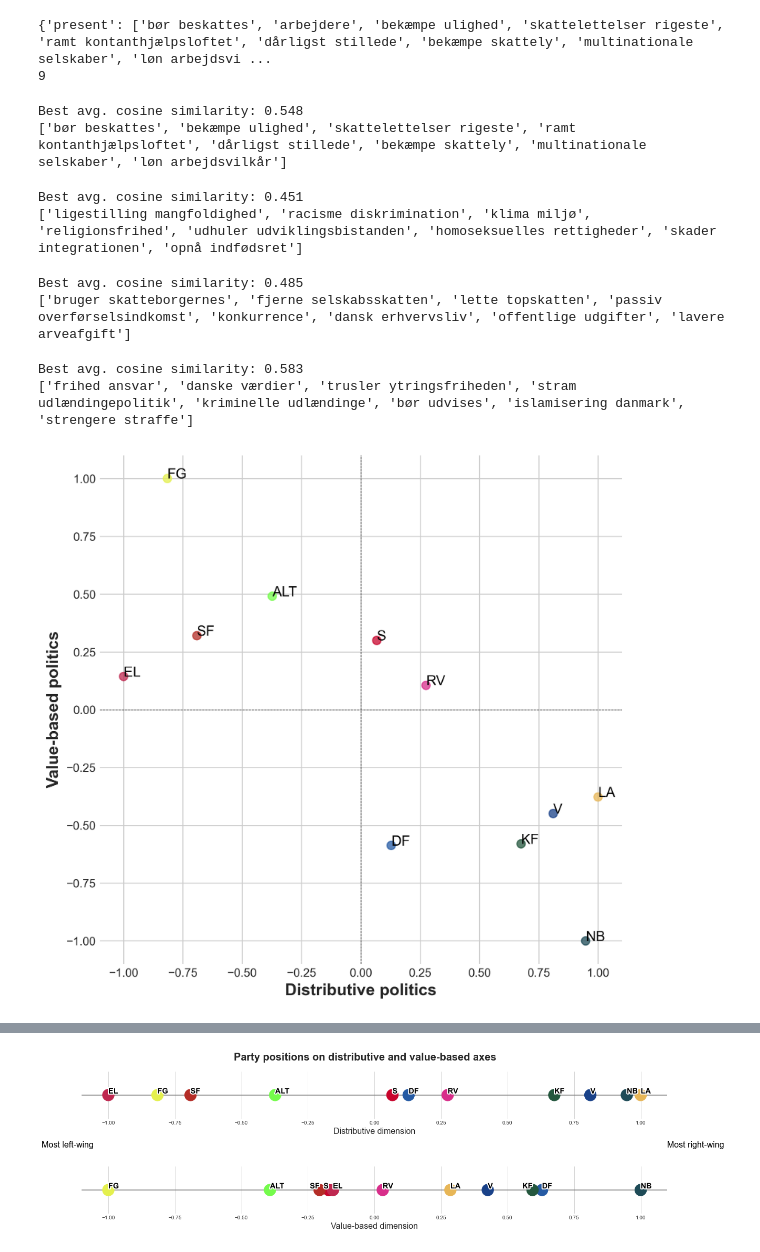
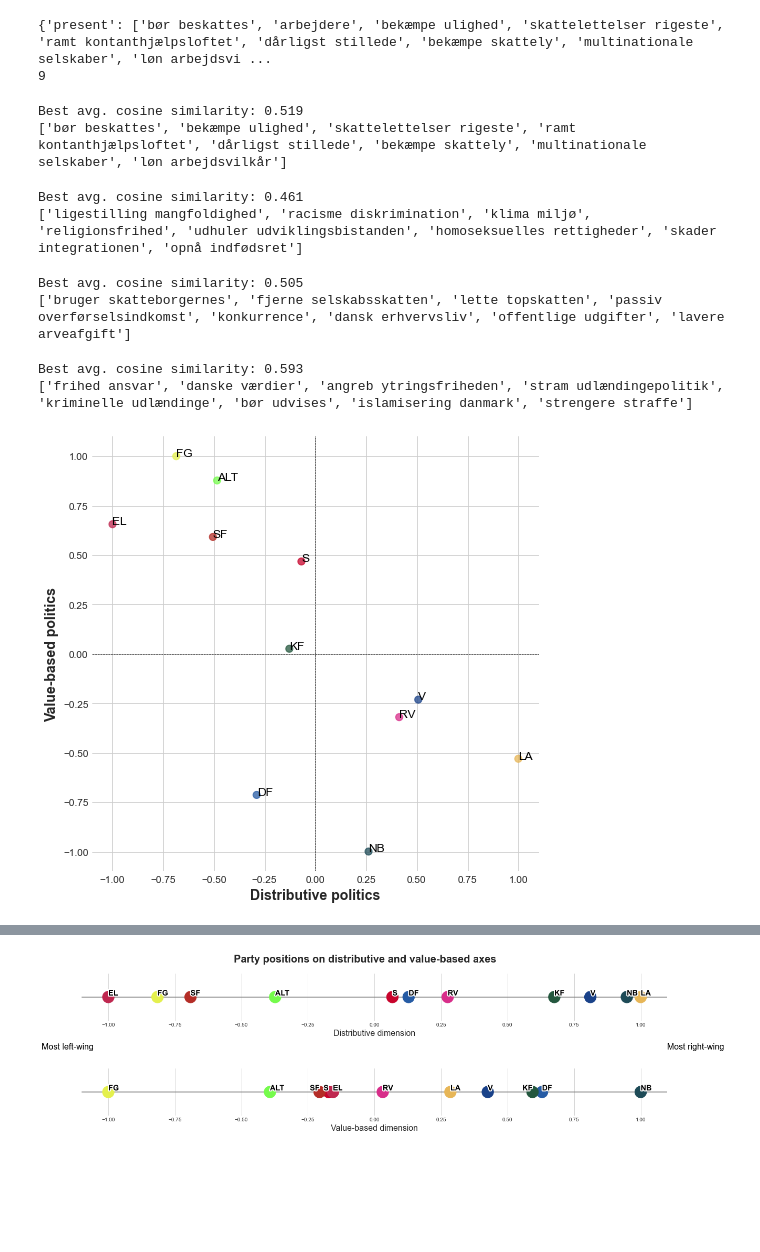
Before and after one commit to paride92/GeneralisedPoliticalScaling, a Jupyter notebook: project_ideology_sensitivity.ipynb, the cells around one changed output, grey strips where cells are left out. Saved outputs shown, nothing was run; the diff lists cells and outputs as text; code cells hidden in the pictures; blank space fills up the shorter version.

Commit message:
three alternative preproc regimes

```diff
--- a/project_ideology_sensitivity.ipynb
+++ b/project_ideology_sensitivity.ipynb
@@ -33,7 +46,7 @@ from adjustText import adjust_text
 [interactive output not drawn]
 # %%
 # Specify path to preprocessed dataset
-test_data_path = 'data/clean/preprocessed_docs.p'
+test_data_path = 'data/clean/preprocessed_docs_2015_low.p'
 
 parl_data = pd.read_pickle(test_data_path).query("party not in ['SIU', 'NQ', 'JF', 'SP', 'M', 'DD', 'UFG', 'KD']")
 parl_data.shape
@@ -45,7 +58,7 @@ docs = [doc for doc in grouped_docs.doc]
 parties = np.array([party for party in grouped_docs.party])
 # %%
 # Load embedding
-model_path = 'embedding_models/fastlearn_v2_new_preproc_parties_cut.txt'
+model_path = 'embedding_models/fastlearn_2015_low.txt'
 pol2vec_model, doc2vec_model = load_politician2vec_from_txt(model_path)
 # %% [output]
 Loading Politician2Vec model...
@@ -461,7 +517,8 @@ value_right_words = [
     'frihed ansvar',
     'danske værdier',
     # 'staten blander',
-    'trusler ytringsfriheden',
+    # 'trusler ytringsfriheden',
+    'angreb ytringsfriheden',
     'stram udlændingepolitik',
     # 'migranter',
     'kultur tradition',
@@ -527,14 +584,14 @@ for subdimension in [distrib_dimension, value_dimension]:
     best_vecs, best_words = subdimension.optimise_subdim(present=False, min_size=8, max_size=8, replace=True)
     print(best_words)
 # %% [output]
-Best avg. cosine similarity: 0.548
+Best avg. cosine similarity: 0.519
 ['bør beskattes', 'bekæmpe ulighed', 'skattelettelser rigeste', 'ramt kontanthjælpsloftet', 'dårligst stillede', 'bekæmpe skattely', 'multinationale selskaber', 'løn arbejdsvilkår']
-Best avg. cosine similarity: 0.451
+Best avg. cosine similarity: 0.461
 ['ligestilling mangfoldighed', 'racisme diskrimination', 'klima miljø', 'religionsfrihed', 'udhuler udviklingsbistanden', 'homoseksuelles rettigheder', 'skader integrationen', 'opnå indfødsret']
-Best avg. cosine similarity: 0.485
+Best avg. cosine similarity: 0.505
 ['bruger skatteborgernes', 'fjerne selskabsskatten', 'lette topskatten', 'passiv overførselsindkomst', 'konkurrence', 'dansk erhvervsliv', 'offentlige udgifter', 'lavere arveafgift']
-Best avg. cosine similarity: 0.583
-['frihed ansvar', 'danske værdier', 'trusler ytringsfriheden', 'stram udlændingepolitik', 'kriminelle udlændinge', 'bør udvises', 'islamisering danmark', 'strengere straffe']
+Best avg. cosine similarity: 0.593
+['frihed ansvar', 'danske værdier', 'angreb ytringsfriheden', 'stram udlændingepolitik', 'kriminelle udlændinge', 'bør udvises', 'islamisering danmark', 'strengere straffe']
 # %%
 distrib_left, distrib_right = distrib_dimension.calc_subdim_vecs()
 value_left, value_right = value_dimension.calc_subdim_vecs()
@@ -581,35 +638,35 @@ ax = fig.add_subplot(111) #, projection='3d'
 ax.set_xlabel('Distributive politics', size = 14, weight = 'bold')
 ax.set_ylabel('Value-based politics', size = 14, weight = 'bold')
 #ax.set_zlabel('Moralised politics')
 
 # Set the range of the axis
 # ax.set_xlim([0.02, 0.125])
 # ax.set_ylim([-0.01, 0.2])
 # ax.set_zlim([0, 0.075])
 
 # Create a scatter plot of the politician embeddings
 xs = normalised_emb[:,0]
 ys = normalised_emb[:,1]
 #zs = embeddings[:,2]
-pd.DataFrame(zip(xs, ys, party_labels['party']), columns=['V4_scale', 'value', 'party']).to_csv('data/plot_data_test.csv')
+#pd.DataFrame(zip(xs, ys, party_labels['party']), columns=['V4_scale', 'value', 'party']).to_csv('data/plot_data_test.csv')
 
 ax.scatter(xs, ys, s=50, alpha=0.75, color=party_labels['color']) #, zs
 
 for i, embedding in enumerate(normalised_emb):
     x, y = embedding #, z
     ax.text(x, y, party_labels.iloc[i]['party'], color='black', size=12) #, z
 
 # add vline to plot
 ax.axvline(x=0, color='black', linestyle='--', linewidth=0.5)
 ax.axhline(y=-0, color='black', linestyle='--', linewidth=0.5)
 
 for spine in ax.spines.values():
     spine.set_visible(False)
 
 # Show the plot
 plt.show()
 # %% [output]
-[figure, old version]
+[figure, new version]
 # %% [markdown]
 <img src="ideological_compass.jpeg"  width="600">
 # %%
```
Also changed, not shown: parts of 10 cells of this notebook, 2 other files.
